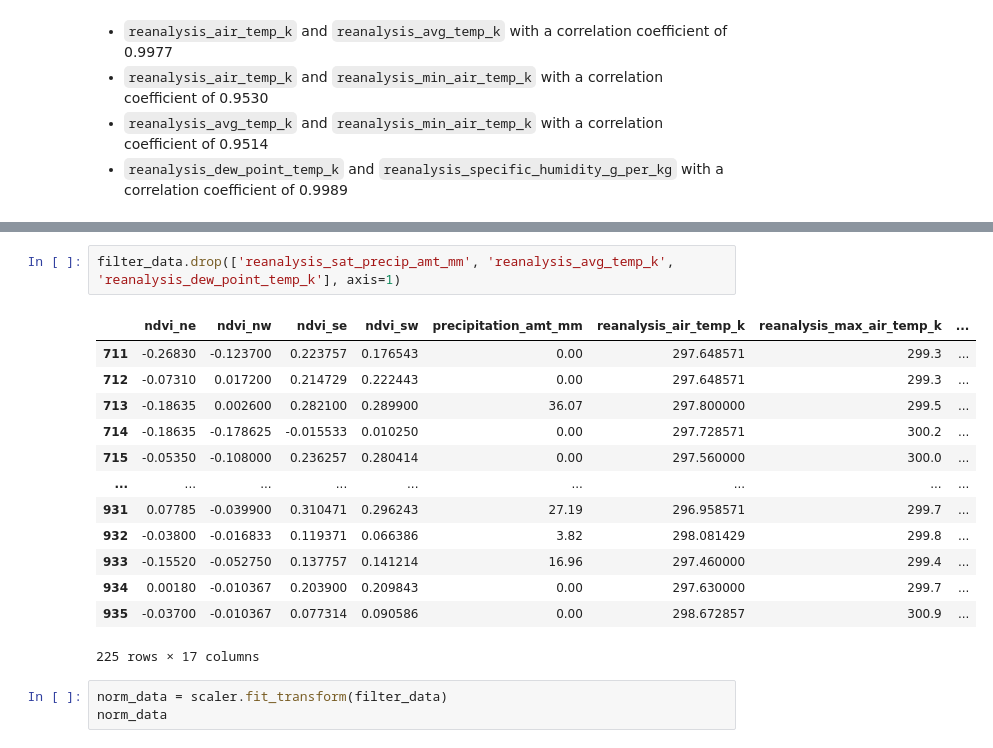
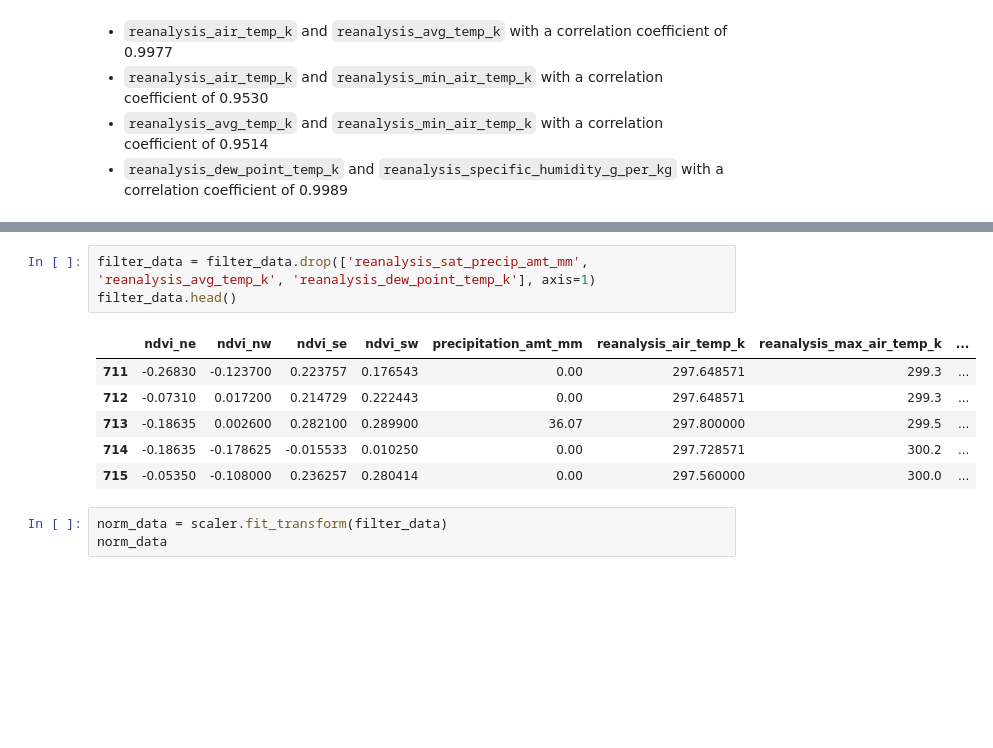
Before and after one commit to raulbs7/Machine-Learning-Techniques-Project, a Jupyter notebook: Milestone1.ipynb, the cells around one changed output, grey strips where cells are left out. Cells and saved outputs as stored; diff of their text form; blank space fills up the shorter version.

```diff
--- a/Milestone1.ipynb
+++ b/Milestone1.ipynb
@@ -223,21 +227,15 @@ We conclude that we could eliminate some features that are so redundant and not
 
 We eliminate this features from the normalized dataframe and we repeat the normalization of it.
 # %%
-filter_data.drop(['reanalysis_sat_precip_amt_mm', 'reanalysis_avg_temp_k', 'reanalysis_dew_point_temp_k'], axis=1)
+filter_data = filter_data.drop(['reanalysis_sat_precip_amt_mm', 'reanalysis_avg_temp_k', 'reanalysis_dew_point_temp_k'], axis=1)
+filter_data.head()
 # %% [output]
 |  | ndvi_ne | ndvi_nw | ndvi_se | ndvi_sw | precipitation_amt_mm | reanalysis_air_temp_k | reanalysis_max_air_temp_k | ... |
 | 711 | -0.26830 | -0.123700 | 0.223757 | 0.176543 | 0.00 | 297.648571 | 299.3 | ... |
 | 712 | -0.07310 | 0.017200 | 0.214729 | 0.222443 | 0.00 | 297.648571 | 299.3 | ... |
 | 713 | -0.18635 | 0.002600 | 0.282100 | 0.289900 | 36.07 | 297.800000 | 299.5 | ... |
 | 714 | -0.18635 | -0.178625 | -0.015533 | 0.010250 | 0.00 | 297.728571 | 300.2 | ... |
 | 715 | -0.05350 | -0.108000 | 0.236257 | 0.280414 | 0.00 | 297.560000 | 300.0 | ... |
-| ... | ... | ... | ... | ... | ... | ... | ... | ... |
-| 931 | 0.07785 | -0.039900 | 0.310471 | 0.296243 | 27.19 | 296.958571 | 299.7 | ... |
-| 932 | -0.03800 | -0.016833 | 0.119371 | 0.066386 | 3.82 | 298.081429 | 299.8 | ... |
-| 933 | -0.15520 | -0.052750 | 0.137757 | 0.141214 | 16.96 | 297.460000 | 299.4 | ... |
-| 934 | 0.00180 | -0.010367 | 0.203900 | 0.209843 | 0.00 | 297.630000 | 299.7 | ... |
-| 935 | -0.03700 | -0.010367 | 0.077314 | 0.090586 | 0.00 | 298.672857 | 300.9 | ... |
-225 rows × 17 columns
 # %%
 norm_data = scaler.fit_transform(filter_data)
 norm_data
```
Also changed, not shown: parts of 5 cells of this notebook.
